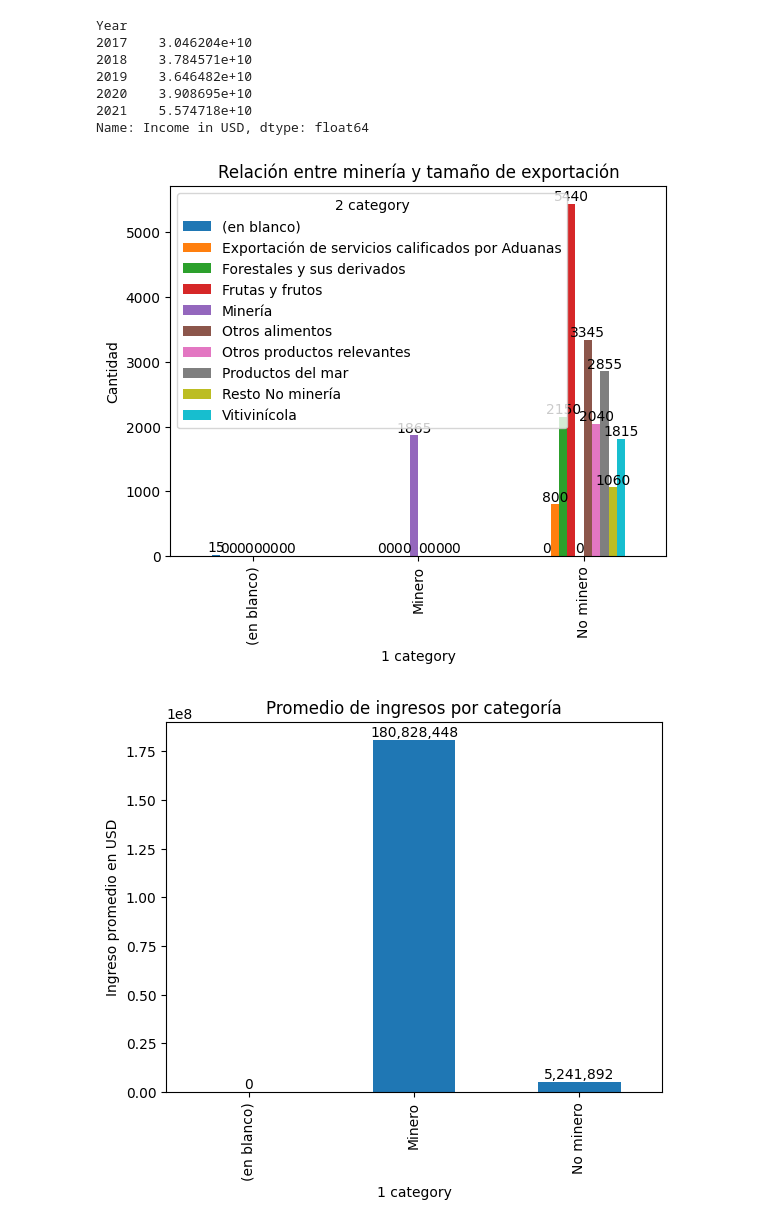
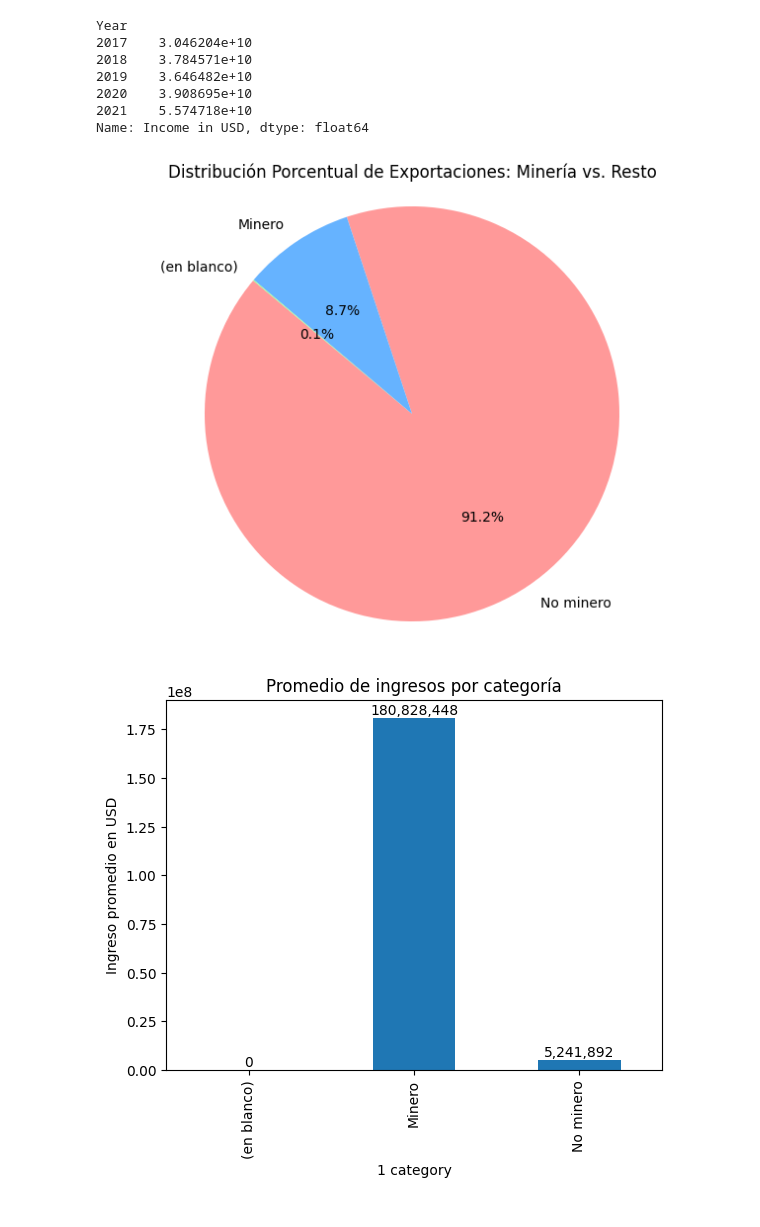
Before and after one commit to Cxris2145/MineriaDatos2026, a Jupyter notebook: ExportacionesChile2026.ipynb, the cells around one changed output. Cells and saved outputs as stored; diff of their text form; code cells hidden in the pictures.

```diff
--- a/ExportacionesChile2026.ipynb
+++ b/ExportacionesChile2026.ipynb
@@ -287,32 +307,42 @@ Year
 2021    5.574718e+10
 Name: Income in USD, dtype: float64
 # %%
-ax = pd.crosstab(df['1 category'], df['2 category']).plot(kind='bar')
+# 1. Preparamos los datos contando las frecuencias de la categoría principal
+data_torta = df['1 category'].value_counts()
 
-import matplotlib.pyplot as plt
-plt.title("Relación entre minería y tamaño de exportación")
-plt.ylabel("Cantidad")
+# 2. Creamos el gráfico
+plt.figure(figsize=(8, 6))
+plt.pie(data_torta,
+        labels = data_torta.index,
+        autopct='%1.1f%%',
+        startangle=140,
+        colors=['#ff9999','#66b3ff','#99ff99'])
 
-agregar_valores(ax)
+plt.title("Distribución Porcentual de Exportaciones: Minería vs. Resto")
+plt.axis('equal')  # Para que el gráfico sea un círculo perfecto
 
 plt.show()
-
 
 # Este gráfico compara dos cosas al mismo tiempo: si la exportación es minera o no,
 # y el tipo de producto o sector al que pertenece.
 #
 # Cada grupo muestra cuántas exportaciones hay de cada tipo dentro de minería y no minería.
 # Esto permite ver cómo se distribuyen los distintos productos según el tipo de exportación.
 #
+# Es importante notar la precensia de una pequeña proporción de registros clasificados como "(EN BLANCO)"
+# Esto representa datos que no traían una etiqueta dde sector definida en el dataset original; al ser un valor minimo
+# no altera las tendencias generales del análisis.
+#
 # Por ejemplo, se puede observar que en las exportaciones no mineras hay mucha mayor variedad
 # y cantidad de productos, como frutas, alimentos o productos del mar.
 #
 # En cambio, las exportaciones mineras son menos variadas y se concentran en menos categorías.
 #
+#
 # En simple, este gráfico ayuda a entender cómo se reparten los distintos tipos de productos
 # entre la minería y el resto de las exportaciones.
 # %% [output]
-[figure, old version]
+[figure, new version]
 # %%
 ax = df.groupby('1 category')['Income in USD'].mean().plot(kind='bar')
 
```
Also changed, not shown: parts of 2 cells of this notebook.
